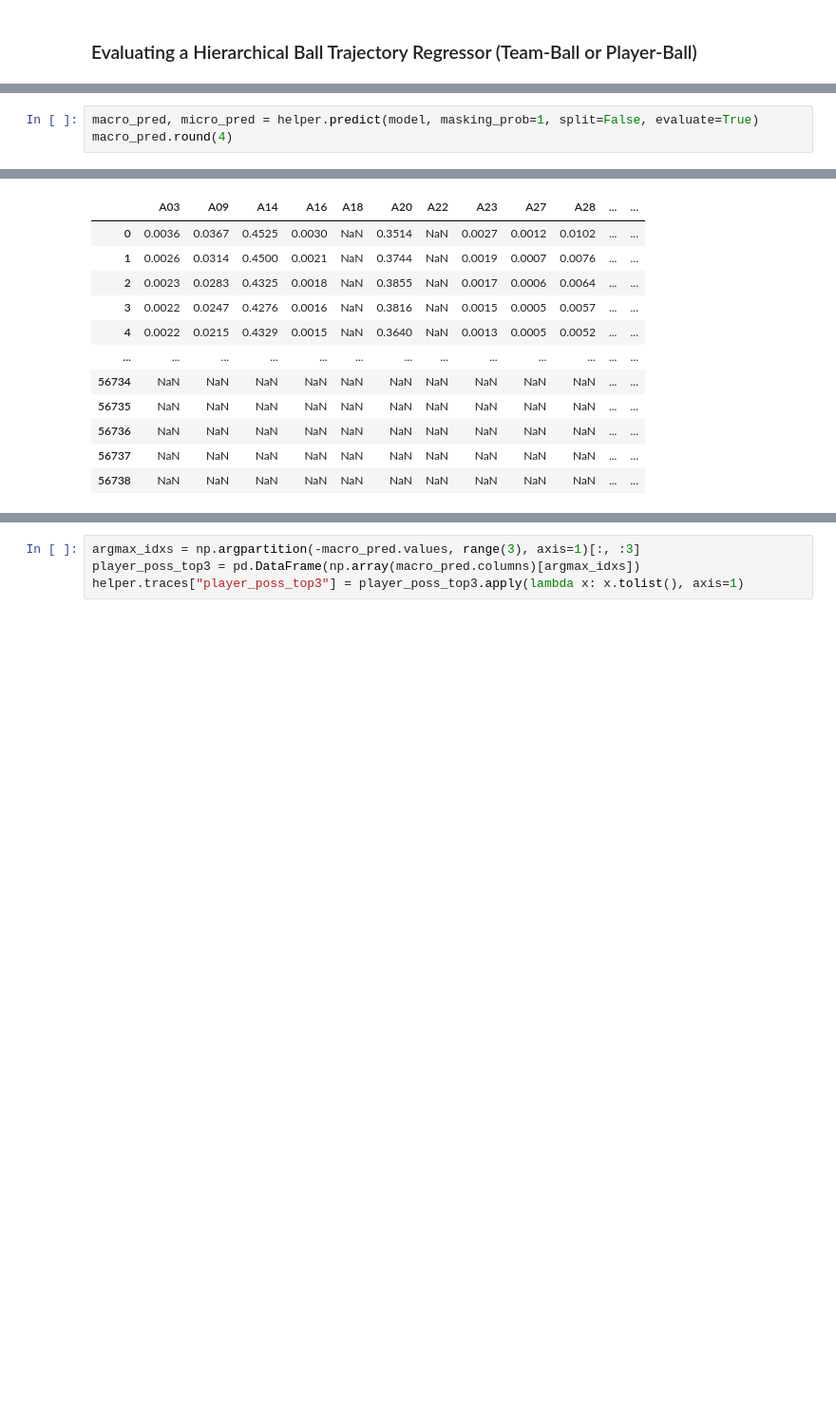
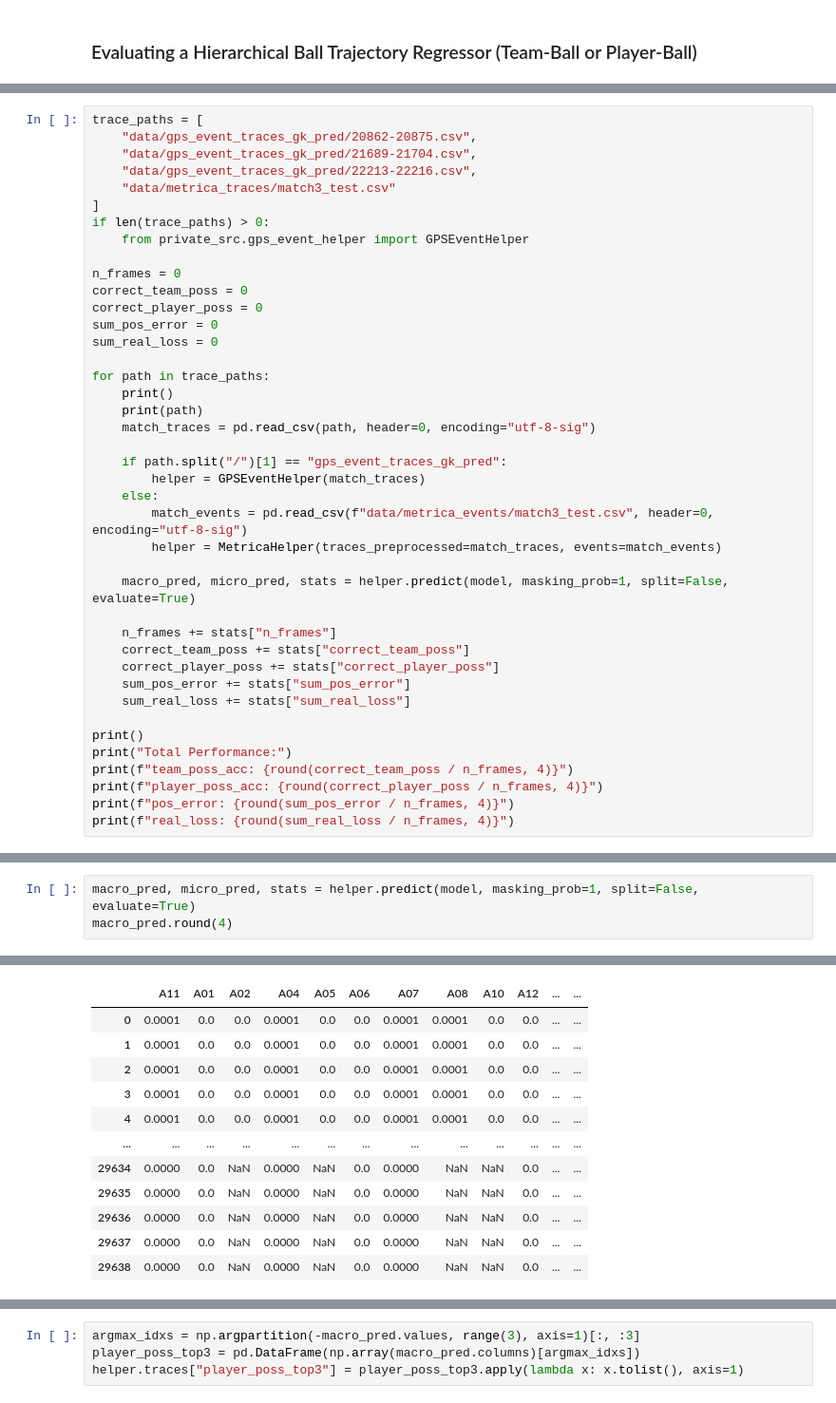
Before and after one commit to pientist/ballradar, a Jupyter notebook: model_eval.ipynb, the cells around one changed output, grey strips where cells are left out. Shown at 95% size. Cells and saved outputs as stored; diff of their text form; blank space fills up the shorter version.

```diff
--- a/model_eval.ipynb
+++ b/model_eval.ipynb
@@ -348,0 +465,41 @@ params
+# %%
+trace_paths = [
+    "data/gps_event_traces_gk_pred/20862-20875.csv",
+    "data/gps_event_traces_gk_pred/21689-21704.csv",
+    "data/gps_event_traces_gk_pred/22213-22216.csv",
+    "data/metrica_traces/match3_test.csv"
+]
+if len(trace_paths) > 0:
+    from private_src.gps_event_helper import GPSEventHelper
+
+n_frames = 0
+correct_team_poss = 0
+correct_player_poss = 0
+sum_pos_error = 0
+sum_real_loss = 0
+
+for path in trace_paths:
+    print()
+    print(path)
+    match_traces = pd.read_csv(path, header=0, encoding="utf-8-sig")
+
+    if path.split("/")[1] == "gps_event_traces_gk_pred":
+        helper = GPSEventHelper(match_traces)
+    else:
+        match_events = pd.read_csv(f"data/metrica_events/match3_test.csv", header=0, encoding="utf-8-sig")
+        helper = MetricaHelper(traces_preprocessed=match_traces, events=match_events)
+
+    macro_pred, micro_pred, stats = helper.predict(model, masking_prob=1, split=False, evaluate=True)
+
+    n_frames += stats["n_frames"]
+    correct_team_poss += stats["correct_team_poss"]
+    correct_player_poss += stats["correct_player_poss"]
+    sum_pos_error += stats["sum_pos_error"]
+    sum_real_loss += stats["sum_real_loss"]
+
+print()
+print("Total Performance:")
+print(f"team_poss_acc: {round(correct_team_poss / n_frames, 4)}")
+print(f"player_poss_acc: {round(correct_player_poss / n_frames, 4)}")
+print(f"pos_error: {round(sum_pos_error / n_frames, 4)}")
+print(f"real_loss: {round(sum_real_loss / n_frames, 4)}")
@@ -380,4 +567,4 @@ helper.traces
 # %%
-macro_pred, micro_pred = helper.predict(model, masking_prob=1, split=False, evaluate=True)
+macro_pred, micro_pred, stats = helper.predict(model, masking_prob=1, split=False, evaluate=True)
 macro_pred.round(4)
 # %% [output]
@@ -386,12 +575,12 @@ micro_pos_error: 6.5626
-|  | A03 | A09 | A14 | A16 | A18 | A20 | A22 | A23 | A27 | A28 | ... | ... |
-| 0 | 0.0036 | 0.0367 | 0.4525 | 0.0030 | NaN | 0.3514 | NaN | 0.0027 | 0.0012 | 0.0102 | ... | ... |
-| 1 | 0.0026 | 0.0314 | 0.4500 | 0.0021 | NaN | 0.3744 | NaN | 0.0019 | 0.0007 | 0.0076 | ... | ... |
-| 2 | 0.0023 | 0.0283 | 0.4325 | 0.0018 | NaN | 0.3855 | NaN | 0.0017 | 0.0006 | 0.0064 | ... | ... |
-| 3 | 0.0022 | 0.0247 | 0.4276 | 0.0016 | NaN | 0.3816 | NaN | 0.0015 | 0.0005 | 0.0057 | ... | ... |
-| 4 | 0.0022 | 0.0215 | 0.4329 | 0.0015 | NaN | 0.3640 | NaN | 0.0013 | 0.0005 | 0.0052 | ... | ... |
+|  | A11 | A01 | A02 | A04 | A05 | A06 | A07 | A08 | A10 | A12 | ... | ... |
+| 0 | 0.0001 | 0.0 | 0.0 | 0.0001 | 0.0 | 0.0 | 0.0001 | 0.0001 | 0.0 | 0.0 | ... | ... |
+| 1 | 0.0001 | 0.0 | 0.0 | 0.0001 | 0.0 | 0.0 | 0.0001 | 0.0001 | 0.0 | 0.0 | ... | ... |
+| 2 | 0.0001 | 0.0 | 0.0 | 0.0001 | 0.0 | 0.0 | 0.0001 | 0.0001 | 0.0 | 0.0 | ... | ... |
+| 3 | 0.0001 | 0.0 | 0.0 | 0.0001 | 0.0 | 0.0 | 0.0001 | 0.0001 | 0.0 | 0.0 | ... | ... |
+| 4 | 0.0001 | 0.0 | 0.0 | 0.0001 | 0.0 | 0.0 | 0.0001 | 0.0001 | 0.0 | 0.0 | ... | ... |
 | ... | ... | ... | ... | ... | ... | ... | ... | ... | ... | ... | ... | ... |
-| 56734 | NaN | NaN | NaN | NaN | NaN | NaN | NaN | NaN | NaN | NaN | ... | ... |
-| 56735 | NaN | NaN | NaN | NaN | NaN | NaN | NaN | NaN | NaN | NaN | ... | ... |
-| 56736 | NaN | NaN | NaN | NaN | NaN | NaN | NaN | NaN | NaN | NaN | ... | ... |
-| 56737 | NaN | NaN | NaN | NaN | NaN | NaN | NaN | NaN | NaN | NaN | ... | ... |
-| 56738 | NaN | NaN | NaN | NaN | NaN | NaN | NaN | NaN | NaN | NaN | ... | ... |
+| 29634 | 0.0000 | 0.0 | NaN | 0.0000 | NaN | 0.0 | 0.0000 | NaN | NaN | 0.0 | ... | ... |
+| 29635 | 0.0000 | 0.0 | NaN | 0.0000 | NaN | 0.0 | 0.0000 | NaN | NaN | 0.0 | ... | ... |
+| 29636 | 0.0000 | 0.0 | NaN | 0.0000 | NaN | 0.0 | 0.0000 | NaN | NaN | 0.0 | ... | ... |
+| 29637 | 0.0000 | 0.0 | NaN | 0.0000 | NaN | 0.0 | 0.0000 | NaN | NaN | 0.0 | ... | ... |
+| 29638 | 0.0000 | 0.0 | NaN | 0.0000 | NaN | 0.0 | 0.0000 | NaN | NaN | 0.0 | ... | ... |
```
Also changed, not shown: parts of 24 cells of this notebook, 3 other files.
